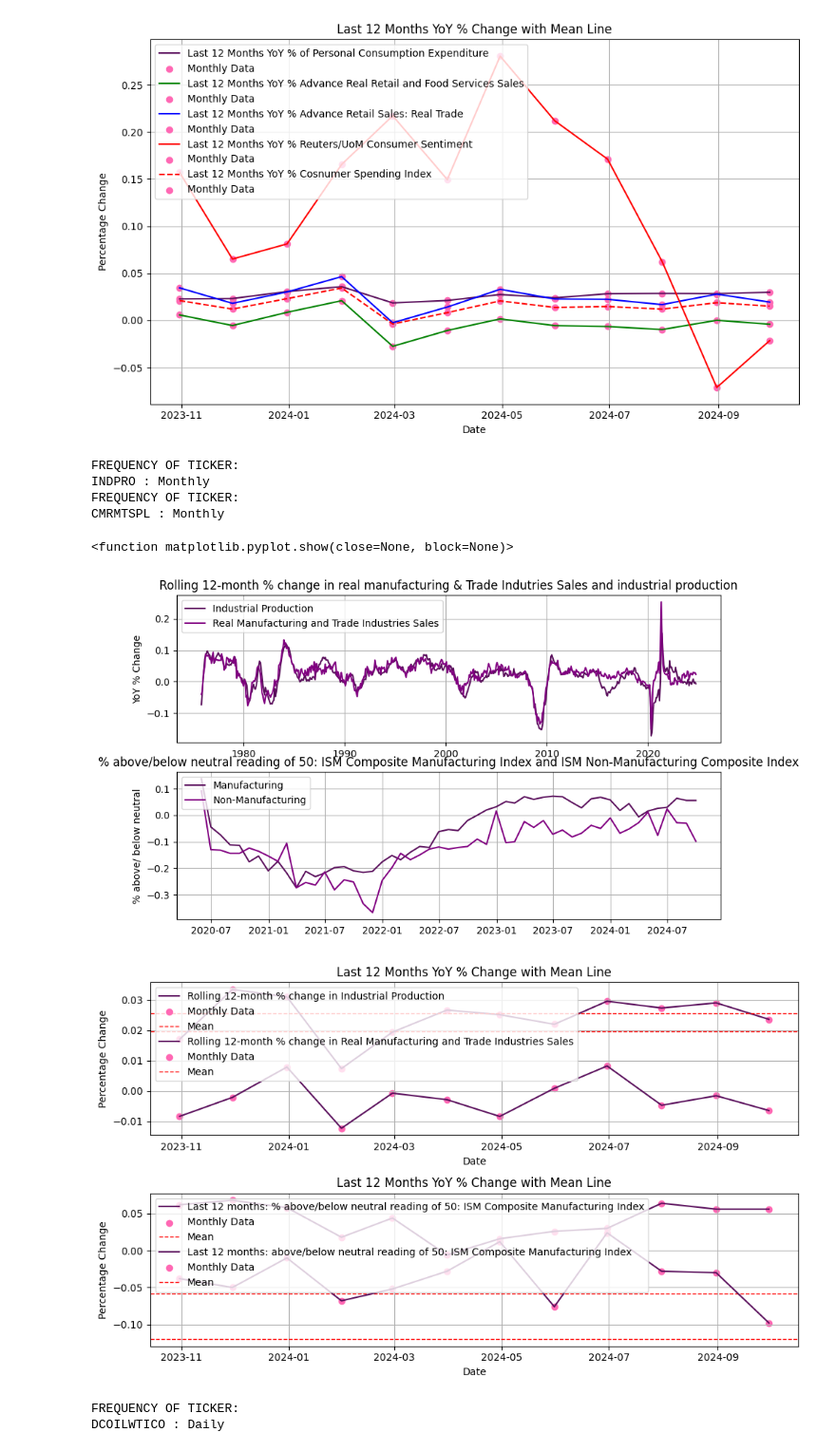
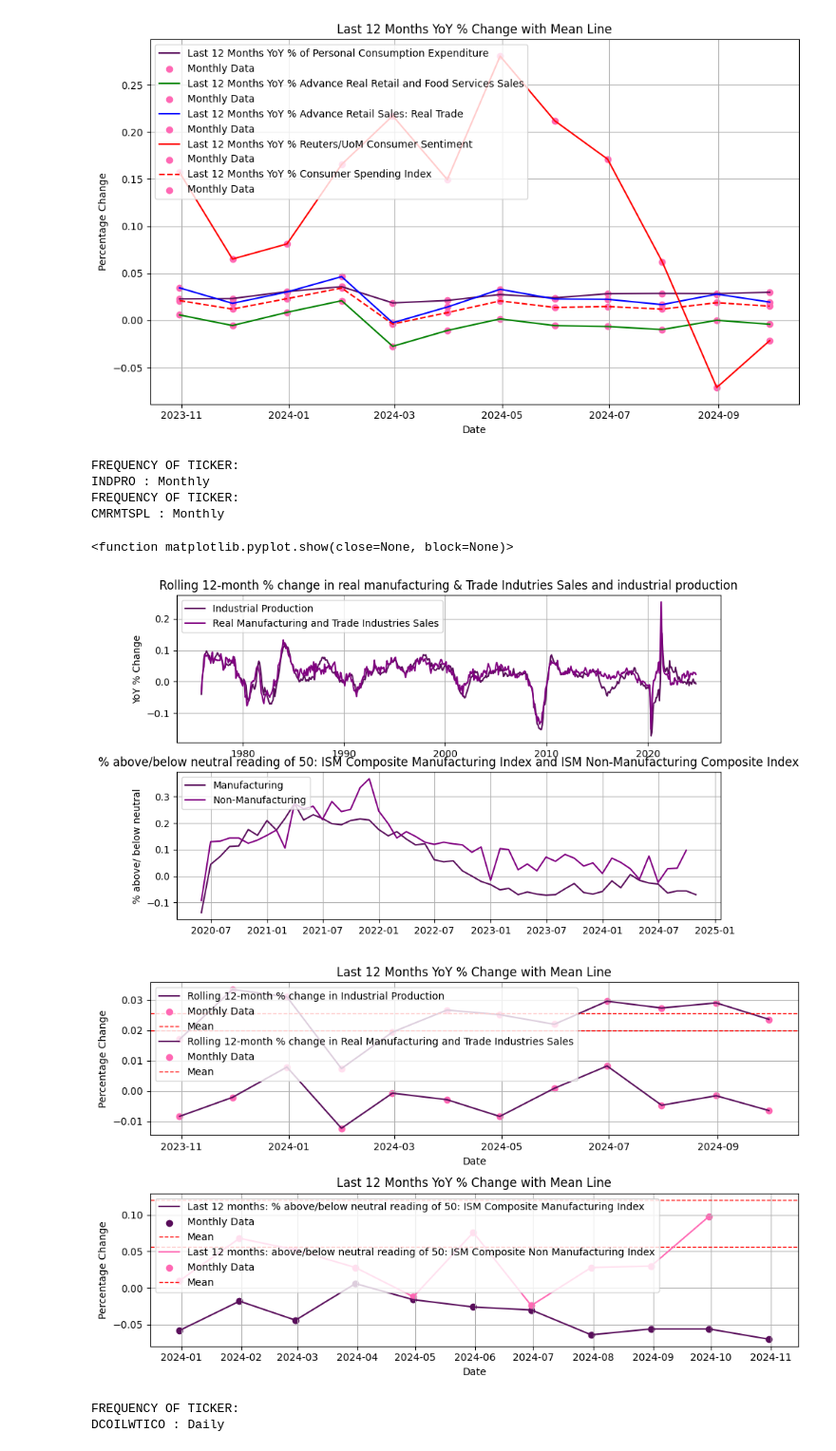
Before and after one commit to JeremyPapageorges/Nowcasting-the-Business-Cycle, a Jupyter notebook: Master.ipynb, the cells around one changed output. Shown at 95% size. Cells and saved outputs as stored; diff of their text form; code cells hidden in the pictures.

```diff
--- a/Master.ipynb
+++ b/Master.ipynb
@@ -71,15 +72,14 @@ ISM['manufacturing'] = df1['value']
 ISM['non manufacturing'] =df2['value']
 ISM = ISM.set_index(df1['period'])
 
-ISM['Manufacturing delta neutral'] = (50 - ISM['manufacturing'])/ 50
-ISM['Non manufacturing delta neutral'] = (50 - ISM['non manufacturing'])/50
+ISM['Manufacturing delta neutral'] = (ISM['manufacturing'] - 50)/ 50
+ISM['Non manufacturing delta neutral'] = (ISM['non manufacturing'] - 50)/50
+
 
 #adjust the dates in the index to reflect eom
-ISM.index = ISM.index - pd.offsets.MonthEnd(1)
-
+ISM.index = ISM.index + pd.offsets.MonthEnd(1)
 new_row_date = ISM.index.max() + pd.DateOffset(months=1)
 ISM.loc[new_row_date] = [np.nan] * ISM.shape[1]
-ISM =  ISM.shift(1)
 # %% [output]
   @frequency provider_code dataset_code         dataset_name series_code  \
 0    monthly           ISM          pmi  Manufacturing - PMI          pm
@@ -417,37 +415,37 @@ axs[0].axhline(year_delta_business_activity['CMRMTSPL'].mean(), color='red', lin
 
 
 axs[0].set_title("Last 12 Months YoY % Change with Mean Line")
 axs[0].set_ylabel("Percentage Change")
 axs[0].set_xlabel("Date")
 axs[0].legend(loc="upper left")
 axs[0].grid(True)
 
 
 axs[1].plot(ISM['Manufacturing delta neutral'].iloc[-12:], color=kkr_purple, label="Last 12 months: % above/below neutral reading of 50: ISM Composite Manufacturing Index")
-axs[1].scatter(ISM['Manufacturing delta neutral'].iloc[-12:].index,ISM['Manufacturing delta neutral'].iloc[-12:], color=marker_color, label="Monthly Data")
+axs[1].scatter(ISM['Manufacturing delta neutral'].iloc[-12:].index,ISM['Manufacturing delta neutral'].iloc[-12:], color=kkr_purple, label="Monthly Data")
 axs[1].axhline(ISM['Manufacturing delta neutral'].mean(), color='red', linestyle='--', linewidth=1, label="Mean")
 
-axs[1].plot(ISM['Non manufacturing delta neutral'].iloc[-12:], color=kkr_purple, label="Last 12 months: above/below neutral reading of 50: ISM Composite Manufacturing Index")
+axs[1].plot(ISM['Non manufacturing delta neutral'].iloc[-12:], color=marker_color, label="Last 12 months: above/below neutral reading of 50: ISM Composite Non Manufacturing Index")
 axs[1].scatter(ISM['Non manufacturing delta neutral'].iloc[-12:].index,ISM['Non manufacturing delta neutral'].iloc[-12:], color=marker_color, label="Monthly Data")
 axs[1].axhline(ISM['Non manufacturing delta neutral'].mean(), color='red', linestyle='--', linewidth=1, label="Mean")
 
 axs[1].set_title("Last 12 Months YoY % Change with Mean Line")
 axs[1].set_ylabel("Percentage Change")
 axs[1].set_xlabel("Date")
 axs[1].legend(loc="upper left")
 axs[1].grid(True)
 
 
 plt.tight_layout()
 plt.show
 # %% [output]
 FREQUENCY OF TICKER:
 INDPRO : Monthly
 FREQUENCY OF TICKER:
 CMRMTSPL : Monthly
 <function matplotlib.pyplot.show(close=None, block=None)>
-[figure, old version]
+[figure, new version]
-[figure, old version]
+[figure, new version]
 # %%
 #oil
 
```
Also changed, not shown: parts of 16 cells of this notebook, 58 other files.
